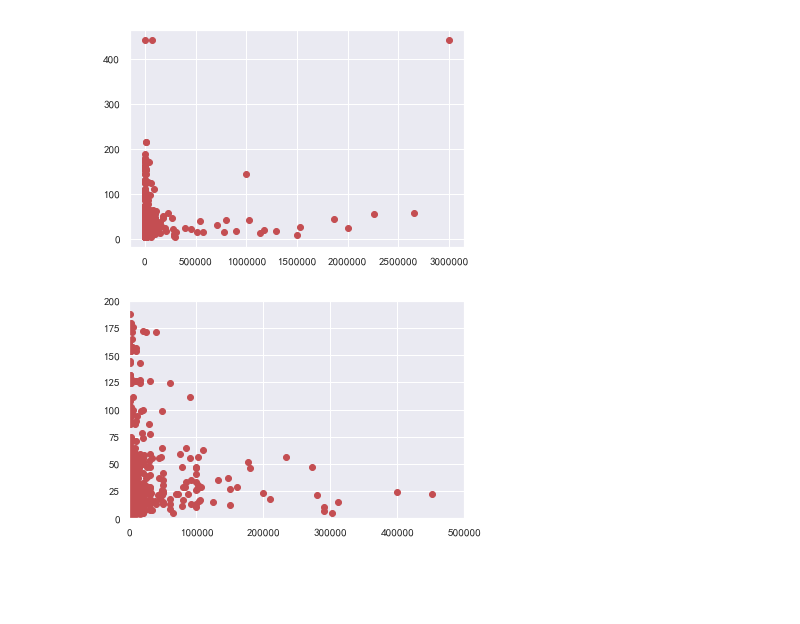
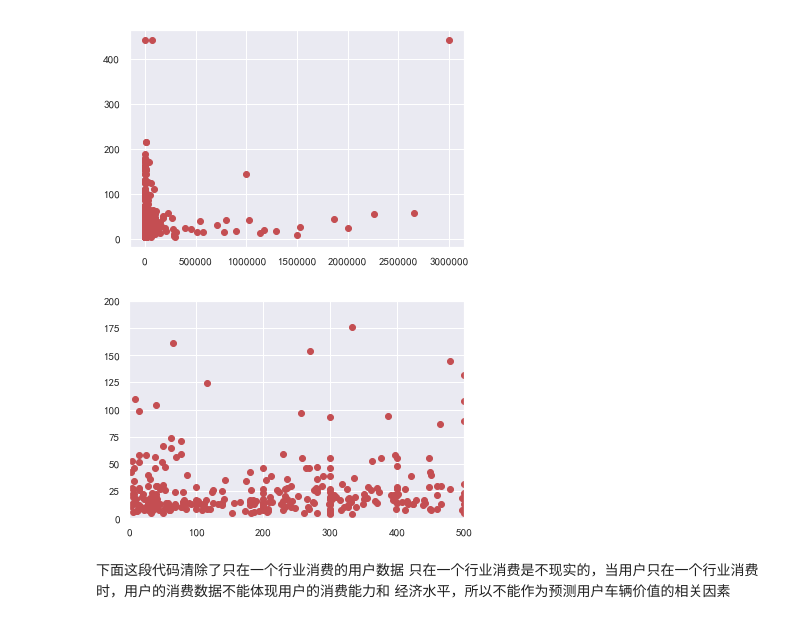
Before and after one commit to 314-studio/Car-Recommendation, a Jupyter notebook: DataCleaning.ipynb, the cells around one changed output. Cells and saved outputs as stored; diff of their text form; code cells hidden in the pictures; blank space fills up the shorter version.

```diff
--- a/DataCleaning.ipynb
+++ b/DataCleaning.ipynb
@@ -89,12 +112,16 @@ plt.show()
 # %%
 #sns.relplot(x=column_names[-2], y=y_column_name, hue=column_names[-3], col=column_names[-1], data=expances_data);
 y = expances_data.iloc[:, 5].values
 X = expances_data.iloc[:, -4].values
 
 plt.plot(X, y, 'ro')
-plt.axis([0, 500000, 0, 200])
+plt.axis([0, 500, 0, 200])
 plt.show()
 # %% [output]
-[figure, old version]
+[figure, new version]
+# %% [markdown]
+下面这段代码清除了只在一个行业消费的用户数据
+只在一个行业消费是不现实的，当用户只在一个行业消费时，用户的消费数据不能体现用户的消费能力和
+经济水平，所以不能作为预测用户车辆价值的相关因素
 # %%
 pcent = raw_data.iloc[:, 67]
```
Also changed, not shown: parts of 14 cells of this notebook, 5 other files.
